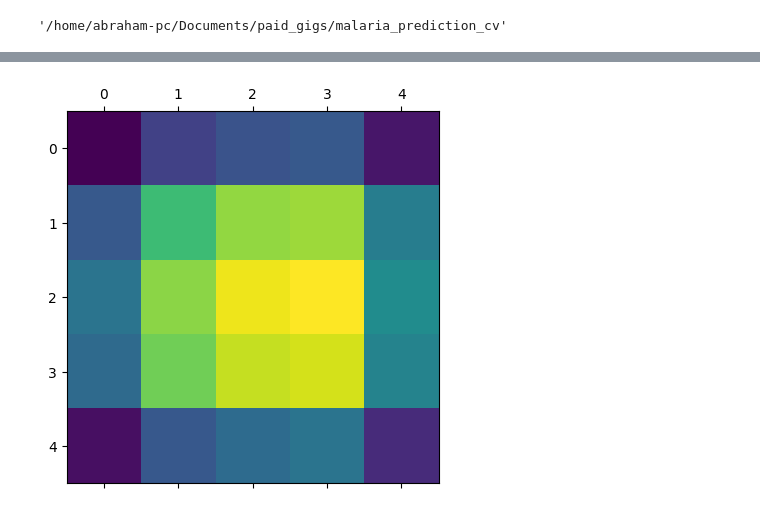
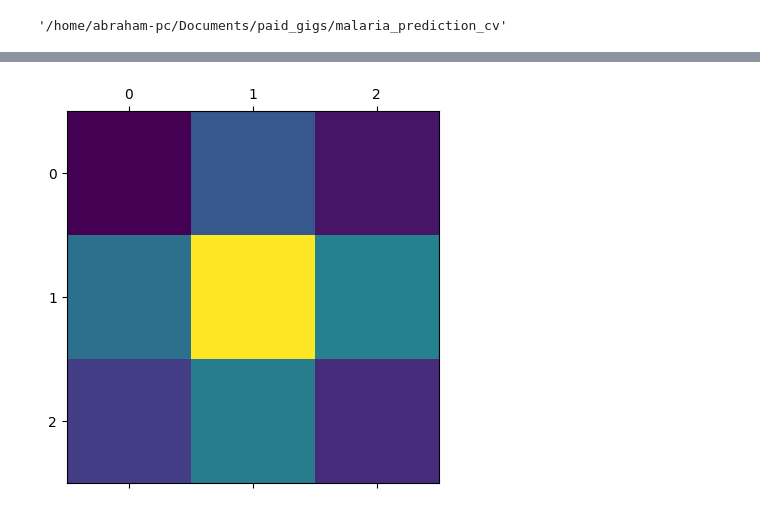
Before and after one commit to theabrahamaudu/malaria_detection_cv, a Jupyter notebook: notebooks/grad_cam_exp.ipynb, the cells around one changed output, grey strips where cells are left out. Saved outputs shown, nothing was run; the diff lists cells and outputs as text; code cells hidden in the pictures.

```diff
--- a/notebooks/grad_cam_exp.ipynb
+++ b/notebooks/grad_cam_exp.ipynb
@@ -51,5 +59,6 @@ Memory growth enabled for all Physical GPUs
 # %%
-test_model_file = f'./models/checkpoints/DCA_SA_from_SE_on_VGG16'
+model_name = 'exp9_4_SA_512'
+test_model_file = f'./models/checkpoints/{model_name}'
 
 test_model = tf.keras.models.load_model(test_model_file, custom_objects={"f1_score": tfa.metrics.F1Score(num_classes=4)})
 test_model.summary()
@@ -116,6 +123,6 @@ mapping = dict(zip([index for index in range(4)], species))
 # %%
 # Prepare image
-idx = 27
+idx = 2
 img_array = transform_data(X_test)
 
 # Make model
@@ -130,10 +137,11 @@ actual = mapping[np.argmax(y_test[0])]
 print("Predicted:", mapping[np.argmax(preds[0])], "\n", "Actual:", actual)
 
 # Generate class activation heatmap
-last_conv_layer_name = "conv2d_2"
+last_conv_layer_name = "conv2d_1"
 heatmap = make_gradcam_heatmap(img_array, model, last_conv_layer_name)
 
 # Display heatmap
 plt.matshow(heatmap)
+plt.savefig(f"./models/grad_cam/cam_heatmap_{model_name}.jpg")
 plt.show()
 # %% [output]
@@ -141,4 +149,4 @@ plt.show()
 Predicted: Vivax
  Actual: Vivax
-[figure, old version]
+[figure, new version]
 # %%
```
Also changed, not shown: parts of 6 cells of this notebook, 19 other files.
